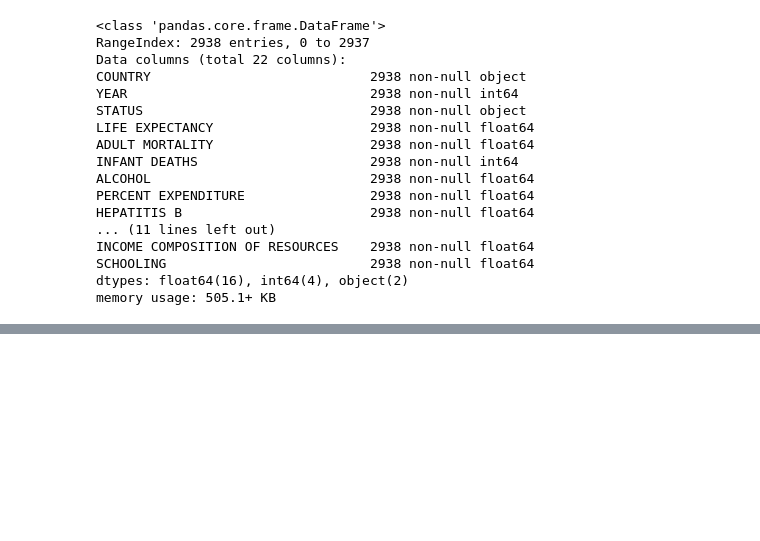
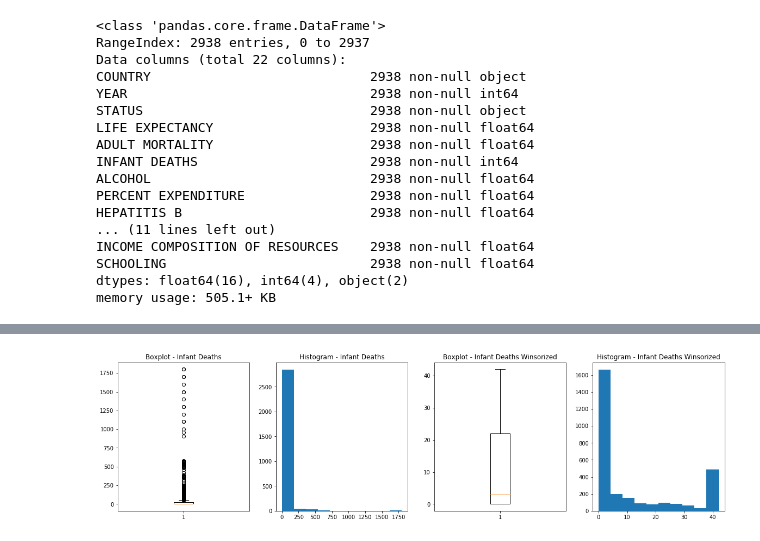
Before and after one commit to BenGriffith/data-science, a Jupyter notebook: exercises/model-preparation-challenge.ipynb, the cells around one changed output, grey strips where cells are left out. Saved outputs shown, nothing was run; the diff lists cells and outputs as text; code cells hidden in the pictures; blank space fills up the shorter version.

```diff
--- a/exercises/model-preparation-challenge.ipynb
+++ b/exercises/model-preparation-challenge.ipynb
@@ -256,0 +209,25 @@ plt.show()
+# %%
+# Infant deaths winsorized
+infant_deaths_winsorized = winsorize(life['INFANT DEATHS'], (0, 0.15))
+
+plt.figure(figsize=(20, 5))
+
+plt.subplot(1, 4, 1)
+plt.boxplot(life['INFANT DEATHS'])
+plt.title('Boxplot - Infant Deaths')
+
+plt.subplot(1, 4, 2)
+plt.hist(life['INFANT DEATHS'])
+plt.title('Histogram - Infant Deaths')
+
+plt.subplot(1, 4, 3)
+plt.boxplot(infant_deaths_winsorized)
+plt.title('Boxplot - Infant Deaths Winsorized')
+
+plt.subplot(1, 4, 4)
+plt.hist(infant_deaths_winsorized)
+plt.title('Histogram - Infant Deaths Winsorized')
+
+plt.show()
+# %% [output]
+[figure, added]
```
Also changed, not shown: parts of 44 cells of this notebook.
